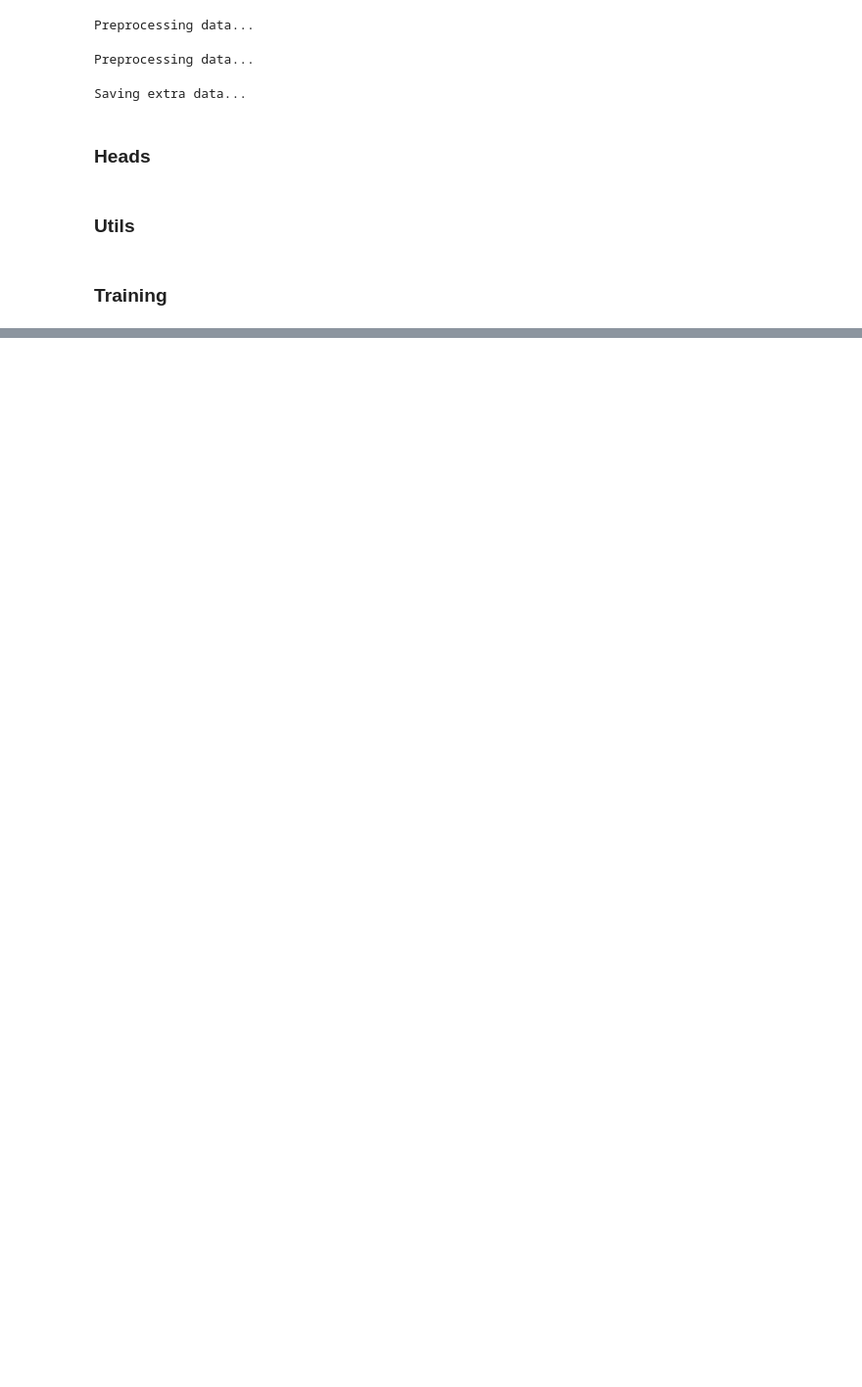
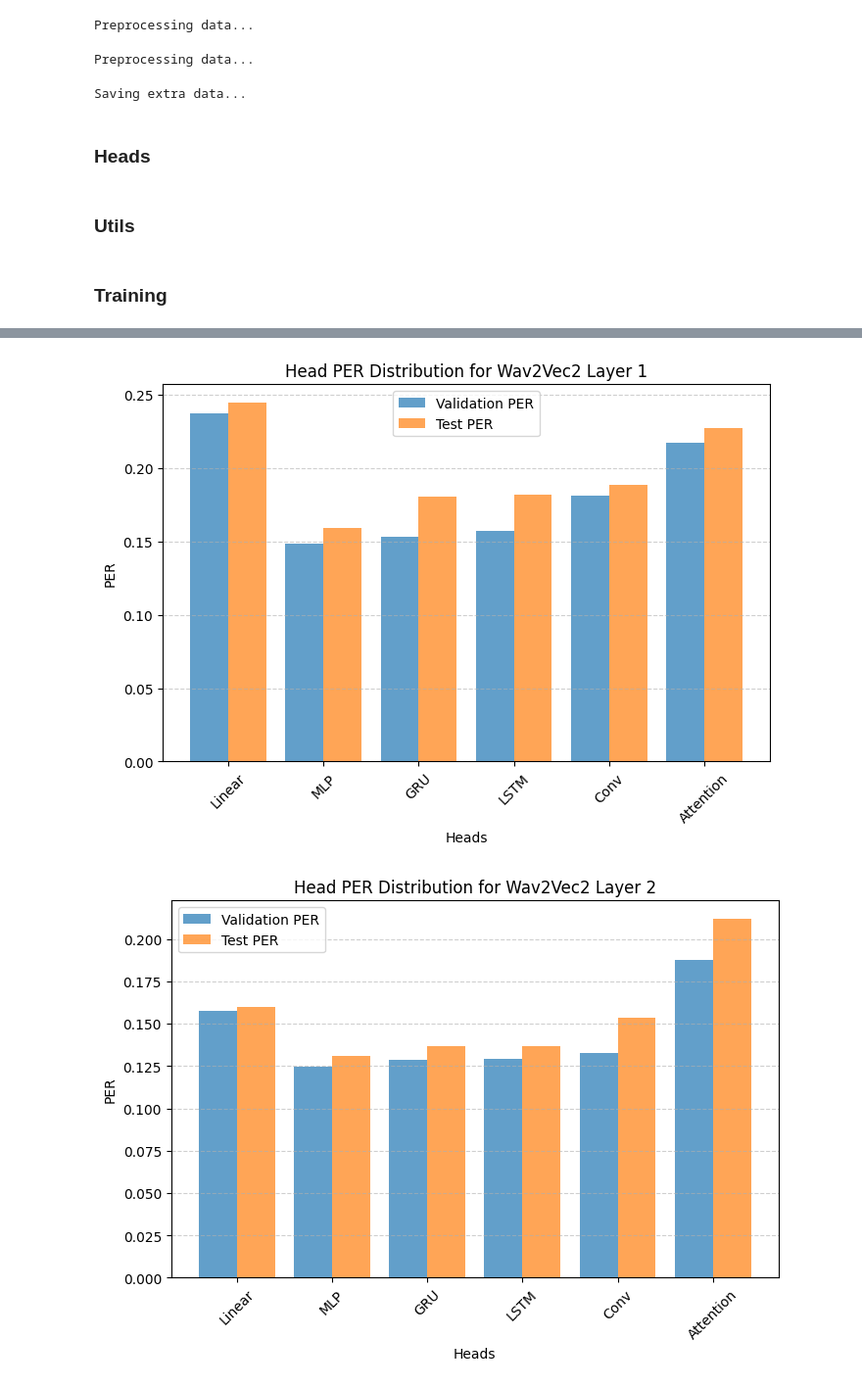
Before and after one commit to PelArtur/phoneme_recognition, a Jupyter notebook: Phoneme_Recongnition_Wav2Vec2.ipynb, the cells around one changed output, grey strips where cells are left out. Shown: that part at 98% size. Saved outputs shown, nothing was run; the diff lists cells and outputs as text; code cells hidden in the pictures; blank space fills up the shorter version.

```diff
--- a/Phoneme_Recongnition_Wav2Vec2.ipynb
+++ b/Phoneme_Recongnition_Wav2Vec2.ipynb
@@ -570,0 +797,6 @@ dh ih s h# p r sh er s p dx ih h# k ih n f aa er m v f ah er p er s p h# ih v b
+# %%
+for i in range(num_layers):
+    plot_model_accuracy_hist(np.array(val_PER_per_layer), np.array(test_PER_per_layer), layer_idx=i, models=model_name, ssl_model="Wav2Vec2")
+# %% [output]
+[figure, added]
+[figure, added]
```
Also changed, not shown: parts of 16 cells of this notebook, 6 other files.
